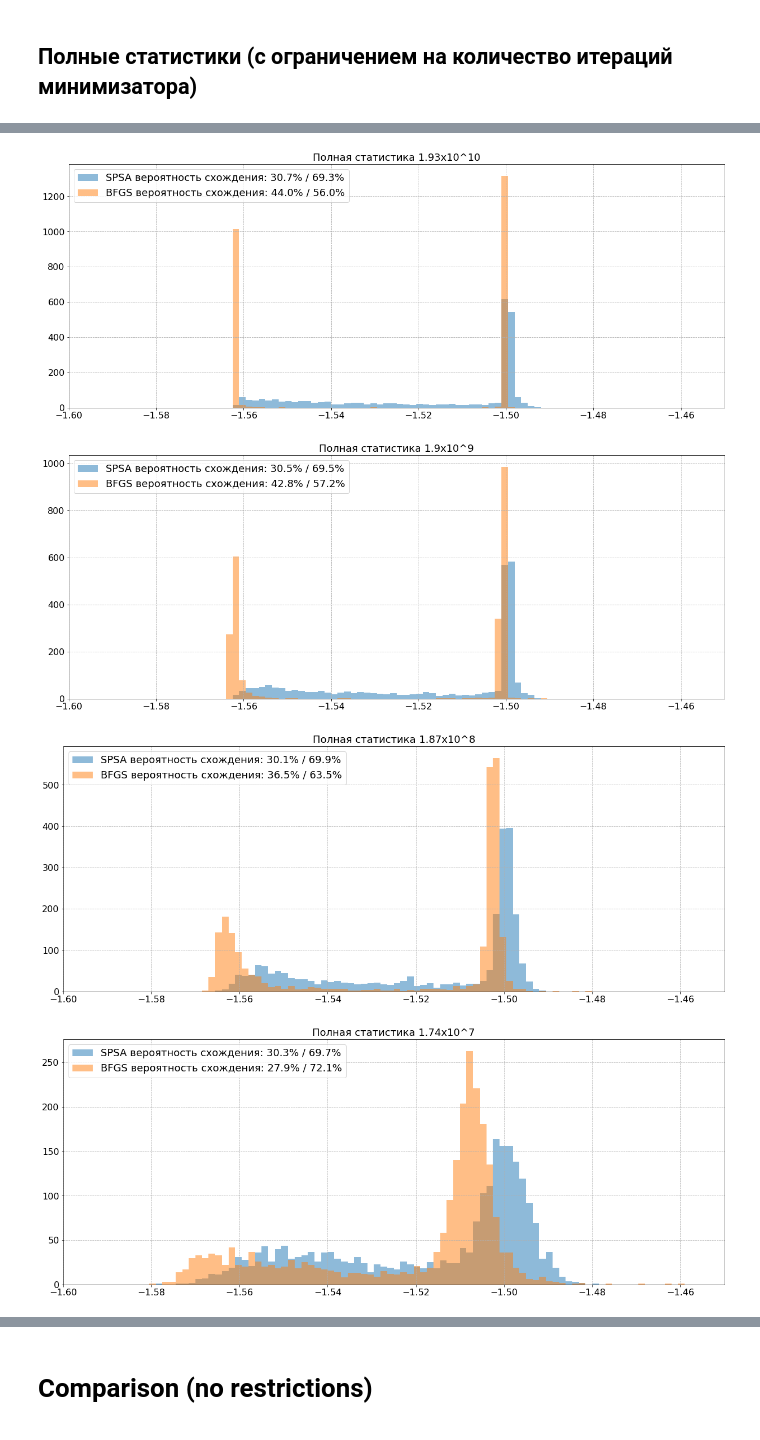
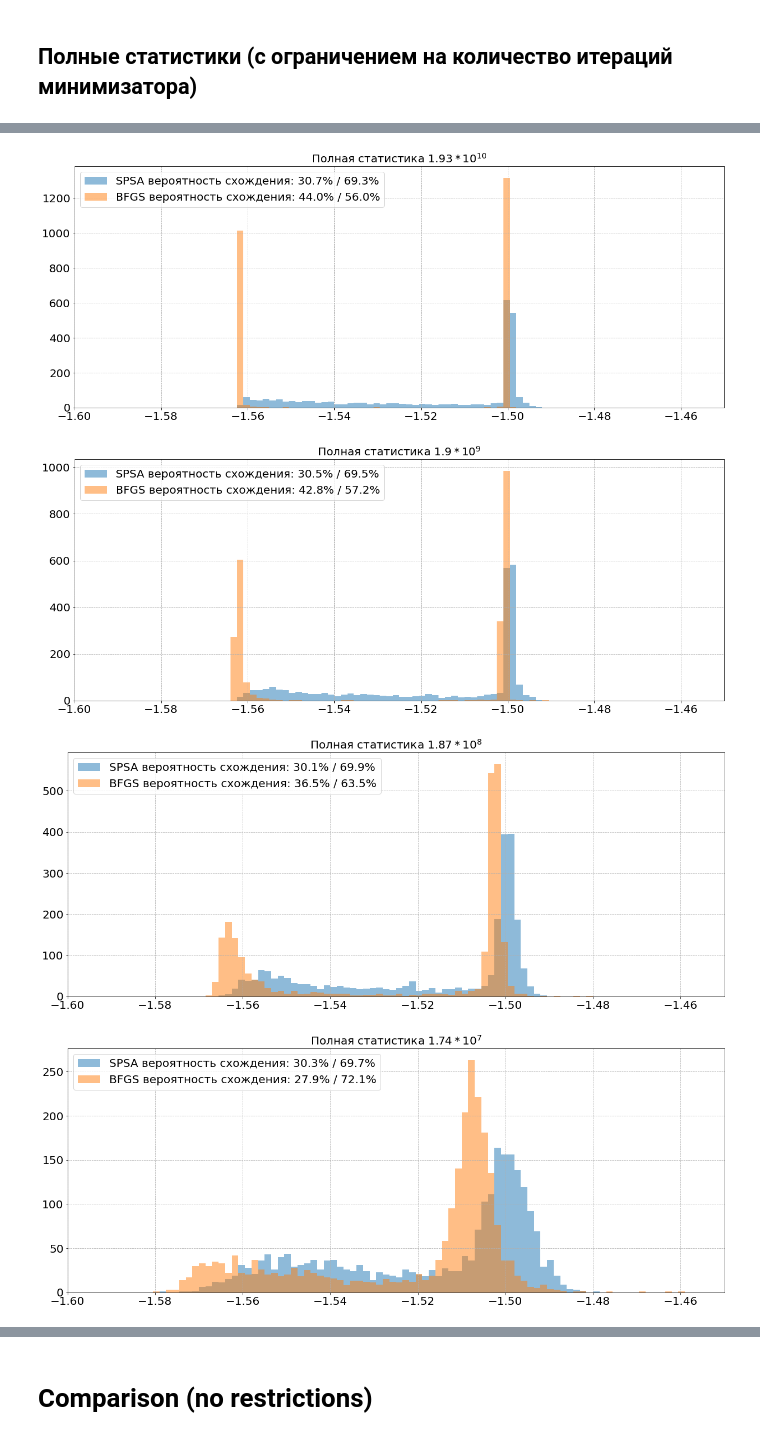
Before and after one commit to applevitya/vqe, a Jupyter notebook: report.ipynb, the cells around one changed output, grey strips where cells are left out. Cells and saved outputs as stored; diff of their text form; code cells hidden in the pictures.

```diff
--- a/report.ipynb
+++ b/report.ipynb
@@ -61,10 +61,10 @@ def hist_union(fileway,b,name,title):
         ax.hist(value_from_file(fileway[i]),bins = b[i], label = name[i] + ' вероятность схождения: '+ str(round(100*stat_left(fileway[i])/2365,1))+ '% / '+ str(round(100 -100*stat_left(fileway[i])/2365,1)) + '%',range = (-1.6,-1.45), alpha = 0.5);
     ax.grid(True, linestyle = '--')
     ax.set_xlim(-1.6,-1.45)
-    ax.legend(loc='upper left', fontsize = 18)
-    ax.set_title(title,fontsize = 18)
+    ax.legend(loc='upper left', fontsize = 20)
+    ax.set_title(title,fontsize = 20)
     fig.savefig('graph/'+title+'.pdf', bbox_inches='tight')
-    ax.tick_params(axis='both', which='major', labelsize=16)
+    ax.tick_params(axis='both', which='major', labelsize=20)
 # %% [markdown]
 ## Полные статистики (с ограничением на количество итераций минимизатора)
 # %%
@@ -74,11 +74,11 @@ hist_union(fileway= ['Data/vqe_hadamard_spsa_10^4_maxiter_10^3.txt','Data/vqe_ha
 # %%
-hist_union(fileway= ['Data/vqe_hadamard_spsa_10^7_maxiter_321.txt','Data/vqe_hadamard_bfgs_10^7.txt'],name = ['SPSA','BFGS'], b = [100,100], title = 'Полная статистика 1.93x10^10')
-hist_union(fileway= ['Data/vqe_hadamard_spsa_10^6_maxiter_316.txt','Data/vqe_hadamard_bfgs_10^6.txt'],name = ['SPSA','BFGS'], b = [100,100], title = 'Полная статистика 1.9x10^9')
-hist_union(fileway= ['Data/vqe_hadamard_spsa_10^5_maxiter_310.txt','Data/vqe_hadamard_bfgs_10^5.txt'],name = ['SPSA','BFGS'], b = [100,100], title = 'Полная статистика 1.87x10^8')
-hist_union(fileway= ['Data/vqe_hadamard_spsa_10^4_maxiter_290.txt','Data/vqe_hadamard_bfgs_10^4.txt'],name = ['SPSA','BFGS'], b = [100,100], title = 'Полная статистика 1.74x10^7')
-hist_union(fileway= ['Data/vqe_hadamard_spsa_10^3_maxiter_266.txt','Data/vqe_hadamard_bfgs_10^3.txt'],name = ['SPSA','BFGS'], b = [100,100], title = 'Полная статистика 1.6x10^6')
+hist_union(fileway= ['Data/vqe_hadamard_spsa_10^7_maxiter_321.txt','Data/vqe_hadamard_bfgs_10^7.txt'],name = ['SPSA','BFGS'], b = [100,100], title = 'Полная статистика $1.93*10^{10}$')
+hist_union(fileway= ['Data/vqe_hadamard_spsa_10^6_maxiter_316.txt','Data/vqe_hadamard_bfgs_10^6.txt'],name = ['SPSA','BFGS'], b = [100,100], title = 'Полная статистика $1.9*10^9$')
+hist_union(fileway= ['Data/vqe_hadamard_spsa_10^5_maxiter_310.txt','Data/vqe_hadamard_bfgs_10^5.txt'],name = ['SPSA','BFGS'], b = [100,100], title = 'Полная статистика $1.87*10^8$')
+hist_union(fileway= ['Data/vqe_hadamard_spsa_10^4_maxiter_290.txt','Data/vqe_hadamard_bfgs_10^4.txt'],name = ['SPSA','BFGS'], b = [100,100], title = 'Полная статистика $1.74*10^7$')
+hist_union(fileway= ['Data/vqe_hadamard_spsa_10^3_maxiter_266.txt','Data/vqe_hadamard_bfgs_10^3.txt'],name = ['SPSA','BFGS'], b = [100,100], title = 'Полная статистика $1.6*10^6$')
 # %% [output]
-[figure, old version]
+[figure, new version]
-[figure, old version]
+[figure, new version]
-[figure, old version]
+[figure, new version]
-[figure, old version]
+[figure, new version]
```
Also changed, not shown: parts of 4 cells of this notebook, 15 other files.
